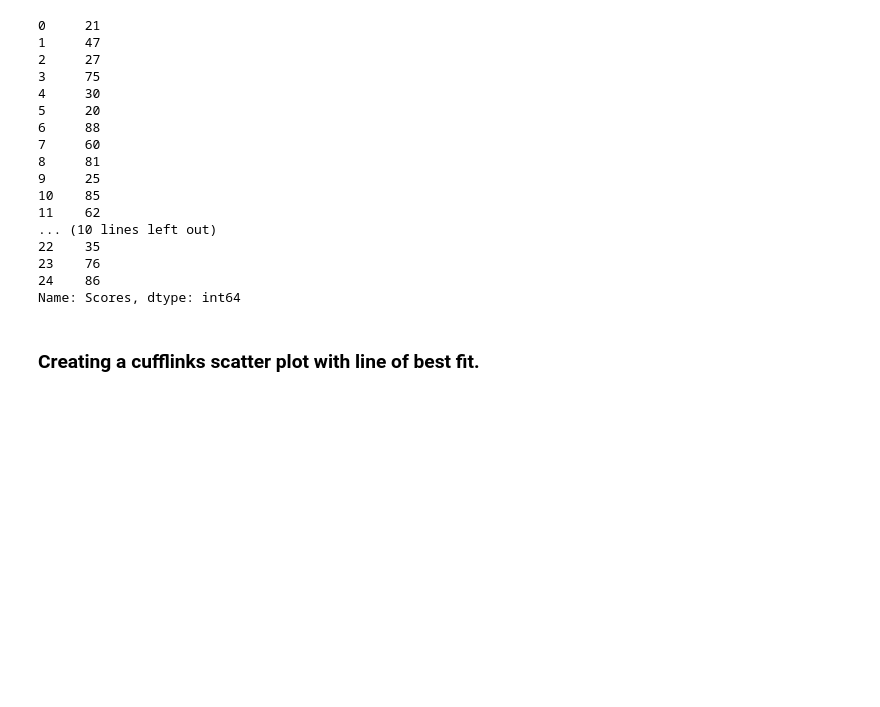
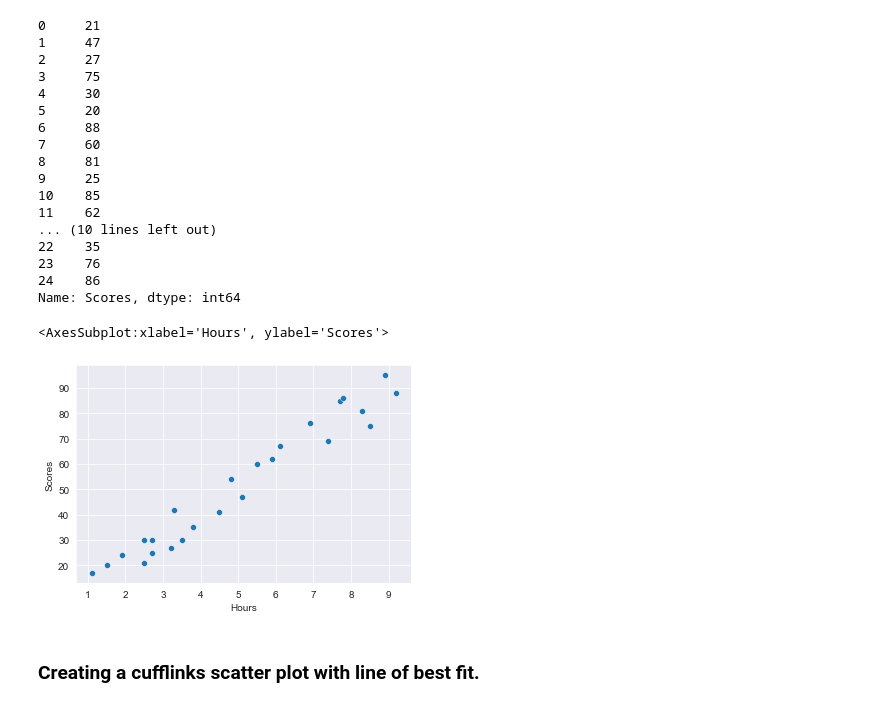
Before and after one commit to SaachiGogate/Prediction-using-Supervised-ML, a Jupyter notebook: Saachi Gogate.ipynb, the cells around one changed output. Cells and saved outputs as stored; diff of their text form; code cells hidden in the pictures; blank space fills up the shorter version.

```diff
--- a/Saachi Gogate.ipynb
+++ b/Saachi Gogate.ipynb
@@ -79,6 +79,11 @@ s
 23    76
 24    86
 Name: Scores, dtype: int64
+# %%
+sns.scatterplot(data=df, x='Hours', y='Scores')
+# %% [output]
+<AxesSubplot:xlabel='Hours', ylabel='Scores'>
+[figure, added]
 # %% [markdown]
 ### Creating a cufflinks scatter plot with line of best fit.
 # %%
```
